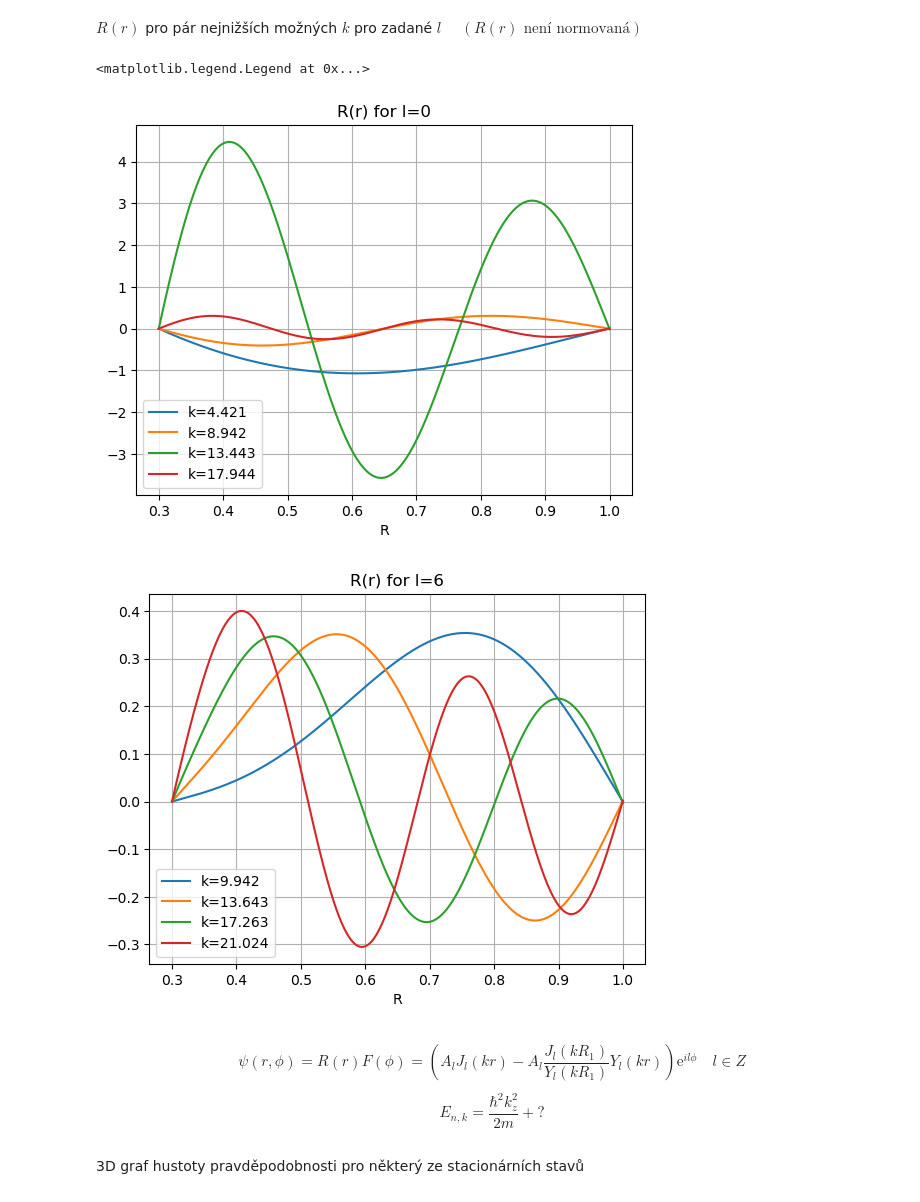
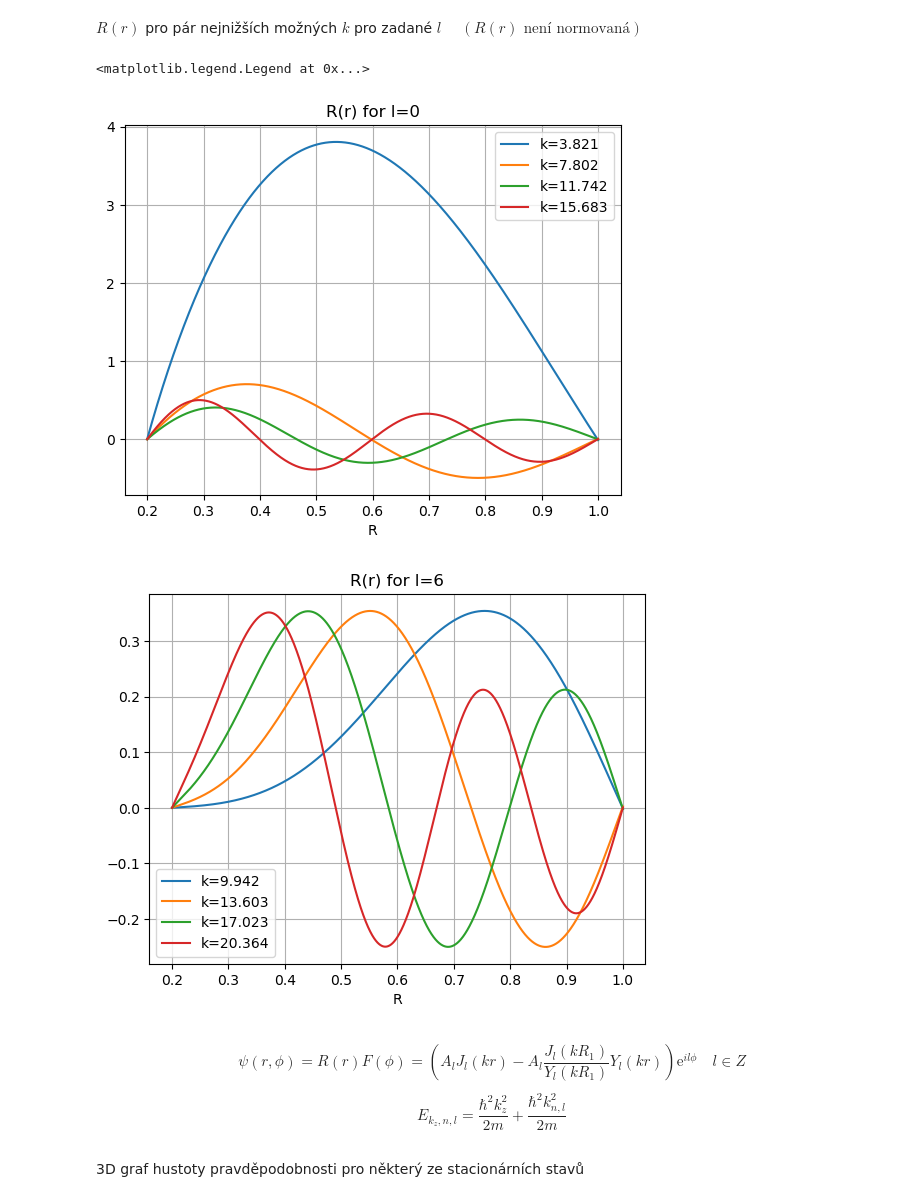
Before and after one commit to bruhduh726/nanotechnologie, a Jupyter notebook: zapoctak_3.ipynb, the cells around one changed output. Cells and saved outputs as stored; diff of their text form; code cells hidden in the pictures.

```diff
--- a/zapoctak_3.ipynb
+++ b/zapoctak_3.ipynb
@@ -47,10 +47,10 @@ Y_l(kR_1)J_l(kR_2) - J_l(kR_1) Y_l(kR_2) = 0 \quad => \text{možná }k
 # %% [markdown]
 Graf levé strany poslední uvedené rovnice pro různé hodnoty $k$. Průsečíky tohoto grafu s nulou odhalí, kdy je podmínka z poslední rovnice splněna a bude tak získán diskrétní set možných $k$ (kvantování).
 # %%
-R_1 = 0.3
+R_1 = 0.2
 R_2 = 1
 k = np.linspace(0,100,5000)
-l_max = 10
+l_max = 30
 
 f = np.zeros((l_max,len(k)))
 for l in (np.arange(l_max)):
@@ -98,34 +98,40 @@ $R(r)$ pro pár nejnižších možných $k$ pro zadané  $l$ $\quad (R(r) \text{
 # %%
 r = np.linspace(R_1, R_2, 5000)
 l = 0
 for i in range(4):
     k = valid_k[l][i]
-    plt.plot(r, sp.jv(l,k*r) - sp.jv(l,k*R_1)/sp.yv(l,k*R_1)*sp.yv(l,k*r), label="k={:.3f}".format(k))
+    if sp.jv(l,k*(R_1+0.01)) - sp.jv(l,k*R_1)/sp.yv(l,k*R_1)*sp.yv(l,k*(R_1+0.01)) > 0:
+        plt.plot(r, sp.jv(l,k*r) - sp.jv(l,k*R_1)/sp.yv(l,k*R_1)*sp.yv(l,k*r), label="k={:.3f}".format(k))
+    else:
+        plt.plot(r, -(sp.jv(l,k*r) - sp.jv(l,k*R_1)/sp.yv(l,k*R_1)*sp.yv(l,k*r)), label="k={:.3f}".format(k))
 plt.grid(True)
 plt.title("R(r) for l={}".format(l))
 plt.xlabel("R")
 plt.legend()
 
 plt.figure()
 l = 6
 for i in range(4):
     k = valid_k[l][i]
-    plt.plot(r, sp.jv(l,k*r) - sp.jv(l,k*R_1)/sp.yv(l,k*R_1)*sp.yv(l,k*r), label="k={:.3f}".format(k))
+    if sp.jv(l,k*(R_1+0.01)) - sp.jv(l,k*R_1)/sp.yv(l,k*R_1)*sp.yv(l,k*(R_1+0.01)) > 0:
+        plt.plot(r, sp.jv(l,k*r) - sp.jv(l,k*R_1)/sp.yv(l,k*R_1)*sp.yv(l,k*r), label="k={:.3f}".format(k))
+    else:
+        plt.plot(r, -(sp.jv(l,k*r) - sp.jv(l,k*R_1)/sp.yv(l,k*R_1)*sp.yv(l,k*r)), label="k={:.3f}".format(k))
 plt.grid(True)
 plt.title("R(r) for l={}".format(l))
 plt.xlabel("R")
 plt.legend()
 # %% [output]
 <matplotlib.legend.Legend at 0x...>
-[figure, old version]
+[figure, new version]
-[figure, old version]
+[figure, new version]
 # %% [markdown]
 \begin{equation*}
 \psi(r,\phi) = R(r)F(\phi) = \left(A_l J_l(kr) - A_l \frac{J_l(kR_1)}{Y_l(kR_1)} Y_l(kr) \right) \mathrm{e}^{il\phi} \quad l \in Z
 \end{equation*}
 
 \begin{equation*}
-E_{n,k} = \frac{\hbar^2 k_z^2}{2m} + ?
+E_{k_z, n, l} = \frac{\hbar^2 k_z^2}{2m} + \frac{\hbar^2 k_{n,l}^2}{2m}
 \end{equation*}
 # %% [markdown]
 3D graf hustoty pravděpodobnosti pro některý ze stacionárních stavů
```
Also changed, not shown: parts of 3 cells of this notebook.
